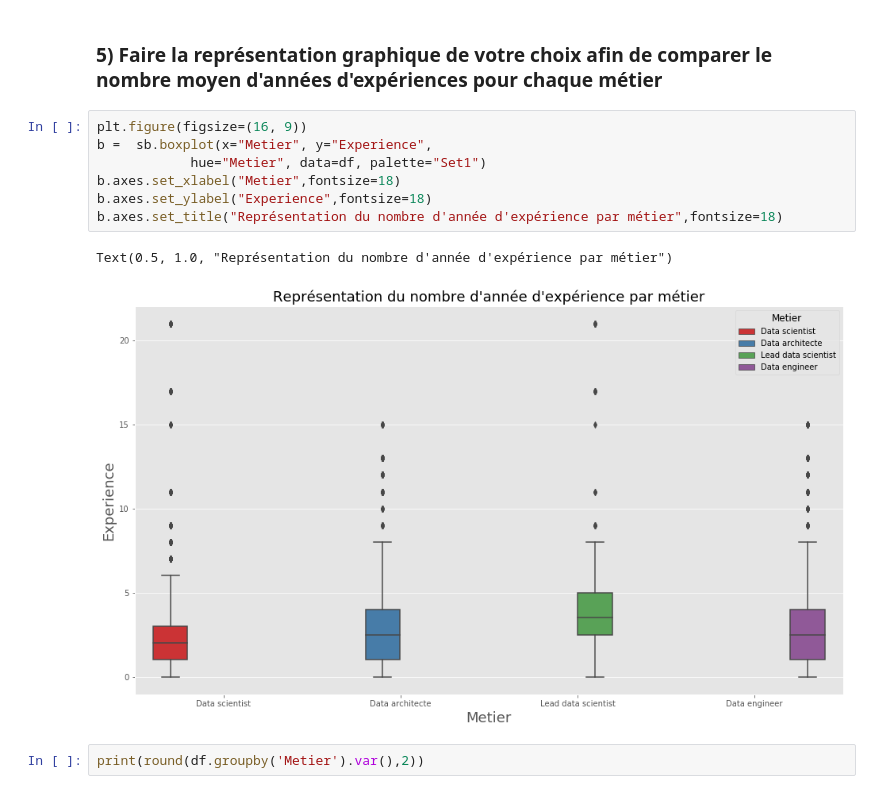
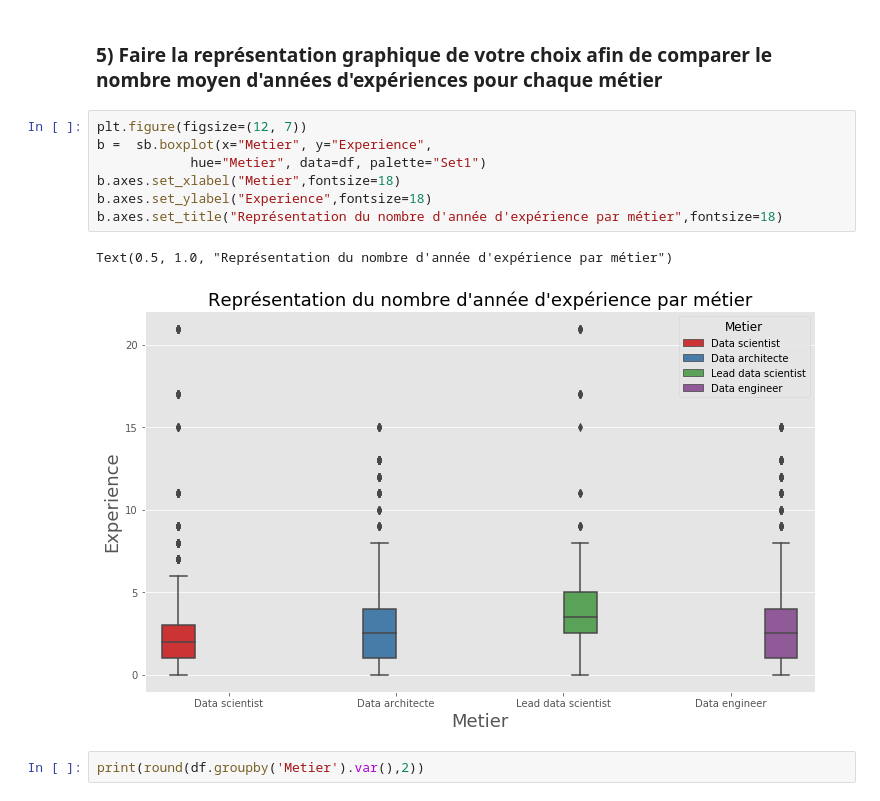
Before and after one commit to emathian/Clustering_Classification_JN, a Jupyter notebook: Test_Technique_ML_Vf.ipynb, the cells around one changed output. Saved outputs shown, nothing was run; the diff lists cells and outputs as text.

```diff
--- a/Test_Technique_ML_Vf.ipynb
+++ b/Test_Technique_ML_Vf.ipynb
@@ -232,15 +232,15 @@ Lead data scientist        3.97
 # %% [markdown]
 ### 5) Faire la représentation graphique de votre choix afin de comparer le nombre moyen d'années d'expériences pour chaque métier
 # %%
-plt.figure(figsize=(16, 9))
+plt.figure(figsize=(12, 7))
 b =  sb.boxplot(x="Metier", y="Experience",
             hue="Metier", data=df, palette="Set1")
 b.axes.set_xlabel("Metier",fontsize=18)
 b.axes.set_ylabel("Experience",fontsize=18)
 b.axes.set_title("Représentation du nombre d'année d'expérience par métier",fontsize=18)
 # %% [output]
 Text(0.5, 1.0, "Représentation du nombre d'année d'expérience par métier")
-[figure, old version]
+[figure, new version]
 # %%
 print(round(df.groupby('Metier').var(),2))
 # %% [output]
```
Also changed, not shown: parts of 83 cells of this notebook.
